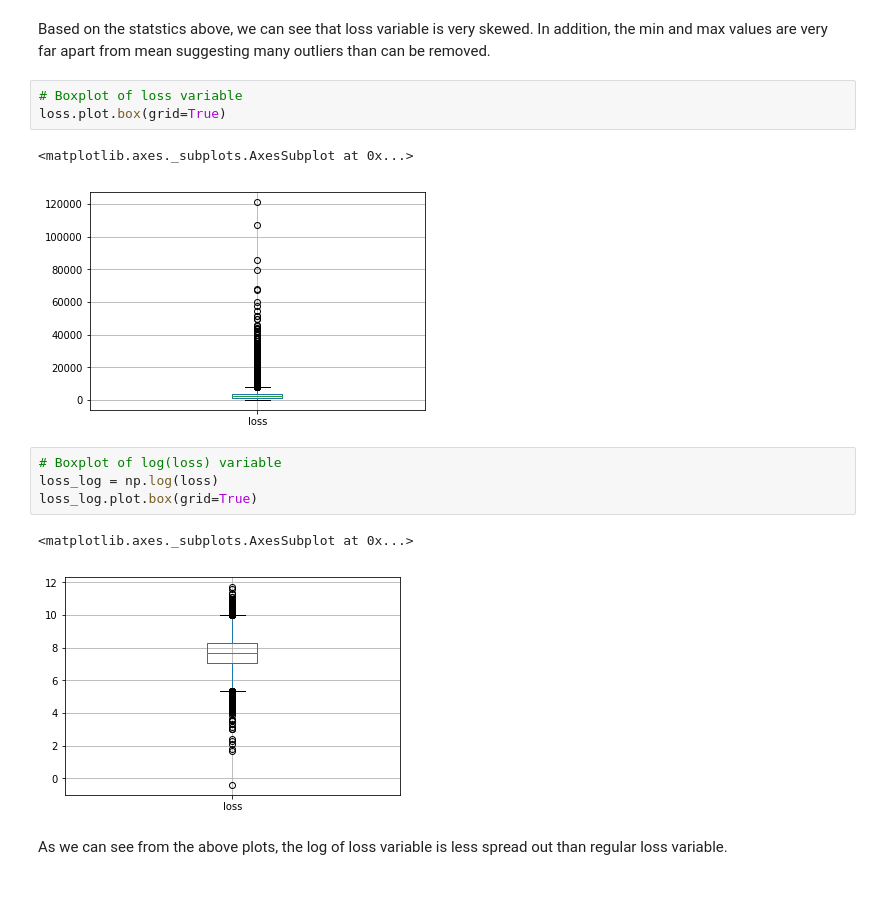
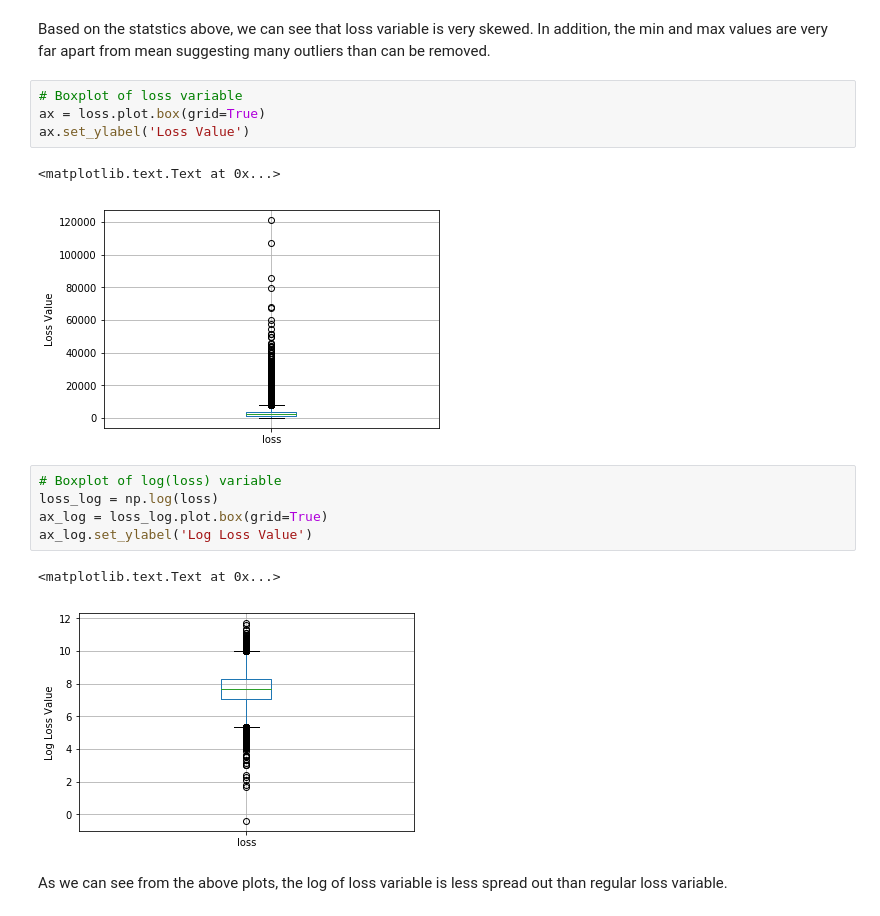
Before and after one commit to siddartha1992/machine-learning, a Jupyter notebook: projects/capstone/report.ipynb, the cells around one changed output. Drawn from its saved outputs; the diff is of its cells as text.

```diff
--- a/projects/capstone/report.ipynb
+++ b/projects/capstone/report.ipynb
@@ -113,17 +109,19 @@ Standard deviation of prices: $2,904.08
 Based on the statstics above, we can see that loss variable is very skewed. In addition, the min and max values are very far apart from mean suggesting many outliers than can be removed.
 # %%
 # Boxplot of loss variable
-loss.plot.box(grid=True)
+ax = loss.plot.box(grid=True)
+ax.set_ylabel('Loss Value')
 # %% [output]
-<matplotlib.axes._subplots.AxesSubplot at 0x...>
+<matplotlib.text.Text at 0x...>
-[figure, old version]
+[figure, new version]
 # %%
 # Boxplot of log(loss) variable
 loss_log = np.log(loss)
-loss_log.plot.box(grid=True)
+ax_log = loss_log.plot.box(grid=True)
+ax_log.set_ylabel('Log Loss Value')
 # %% [output]
-<matplotlib.axes._subplots.AxesSubplot at 0x...>
+<matplotlib.text.Text at 0x...>
-[figure, old version]
+[figure, new version]
 # %% [markdown]
 As we can see from the above plots, the log of loss variable is less spread out than regular loss variable.
 # %% [markdown]
```
Also changed, not shown: parts of 11 cells of this notebook, 1 other file.
